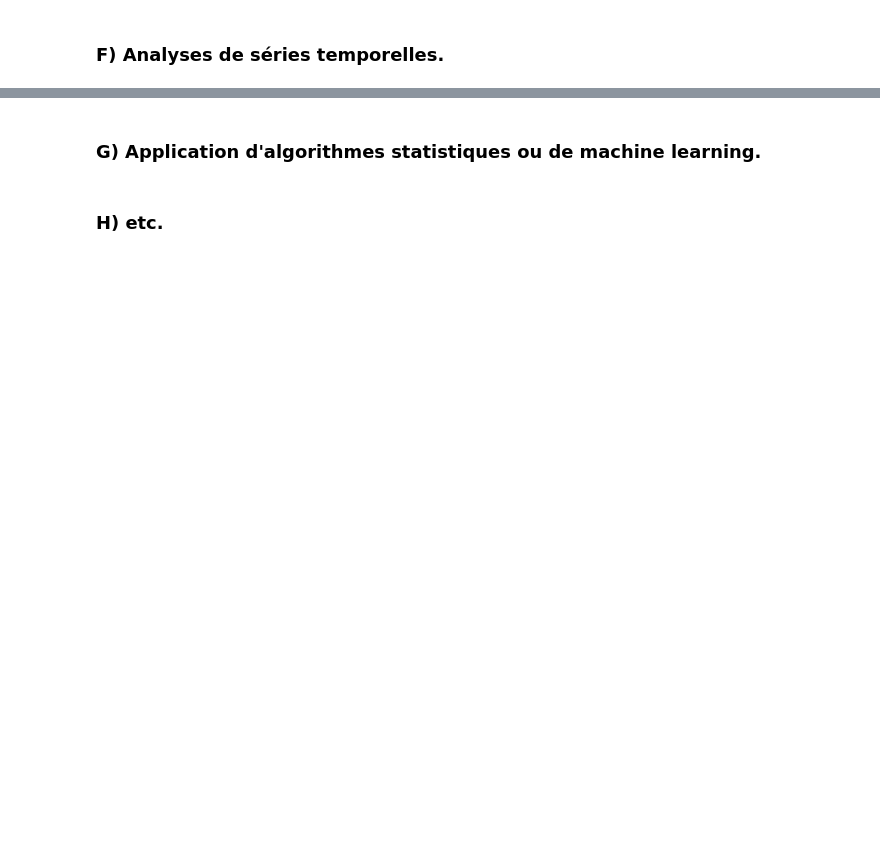
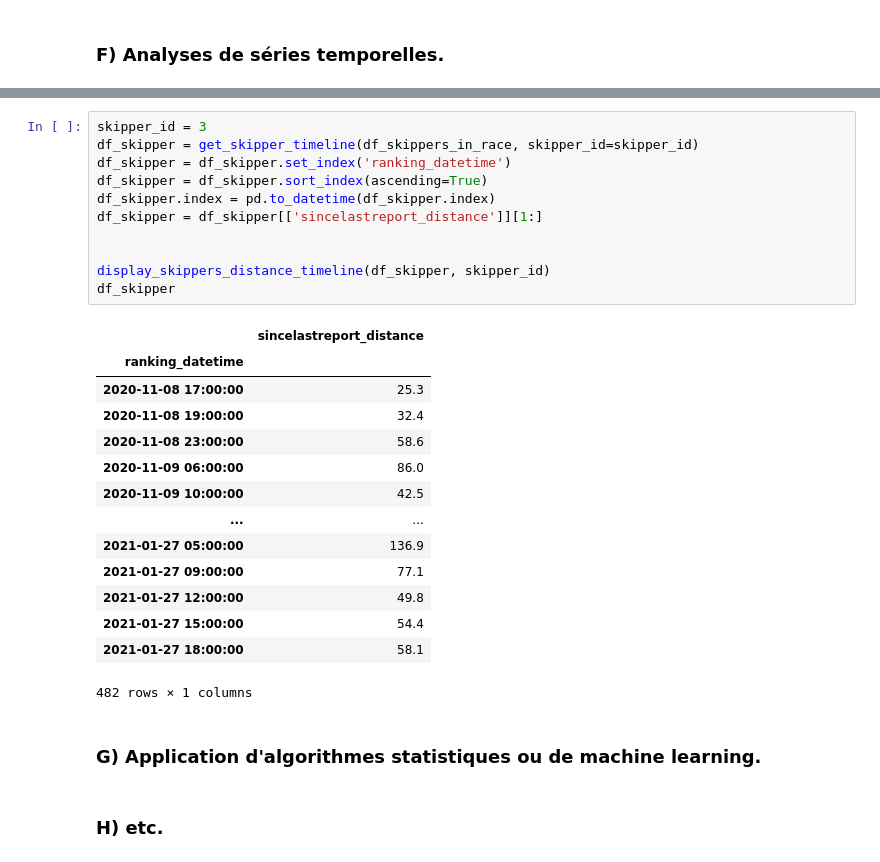
Before and after one commit to Kit-BIGDATA-Telecom-2022-2023/brejon-louis, a Jupyter notebook: projet_final/main.ipynb, the cells around one changed output, grey strips where cells are left out. Cells and saved outputs as stored; diff of their text form; blank space fills up the shorter version.

```diff
--- a/projet_final/main.ipynb
+++ b/projet_final/main.ipynb
@@ -1507,3 +1446,29 @@ df_ts_count_per_day
+# %%
+skipper_id = 3
+df_skipper = get_skipper_timeline(df_skippers_in_race, skipper_id=skipper_id)
+df_skipper = df_skipper.set_index('ranking_datetime')
+df_skipper = df_skipper.sort_index(ascending=True)
+df_skipper.index = pd.to_datetime(df_skipper.index)
+df_skipper = df_skipper[['sincelastreport_distance']][1:]
+
+
+display_skippers_distance_timeline(df_skipper, skipper_id)
+df_skipper
+# %% [output]
+|  | sincelastreport_distance |
+| ranking_datetime |  |
+| 2020-11-08 17:00:00 | 25.3 |
+| 2020-11-08 19:00:00 | 32.4 |
+| 2020-11-08 23:00:00 | 58.6 |
+| 2020-11-09 06:00:00 | 86.0 |
+| 2020-11-09 10:00:00 | 42.5 |
+| ... | ... |
+| 2021-01-27 05:00:00 | 136.9 |
+| 2021-01-27 09:00:00 | 77.1 |
+| 2021-01-27 12:00:00 | 49.8 |
+| 2021-01-27 15:00:00 | 54.4 |
+| 2021-01-27 18:00:00 | 58.1 |
+482 rows × 1 columns
 # %% [markdown]
 ### G) Application d'algorithmes statistiques ou de machine learning.
 # %% [markdown]
```
Also changed, not shown: parts of 34 cells of this notebook, 1 other file.
